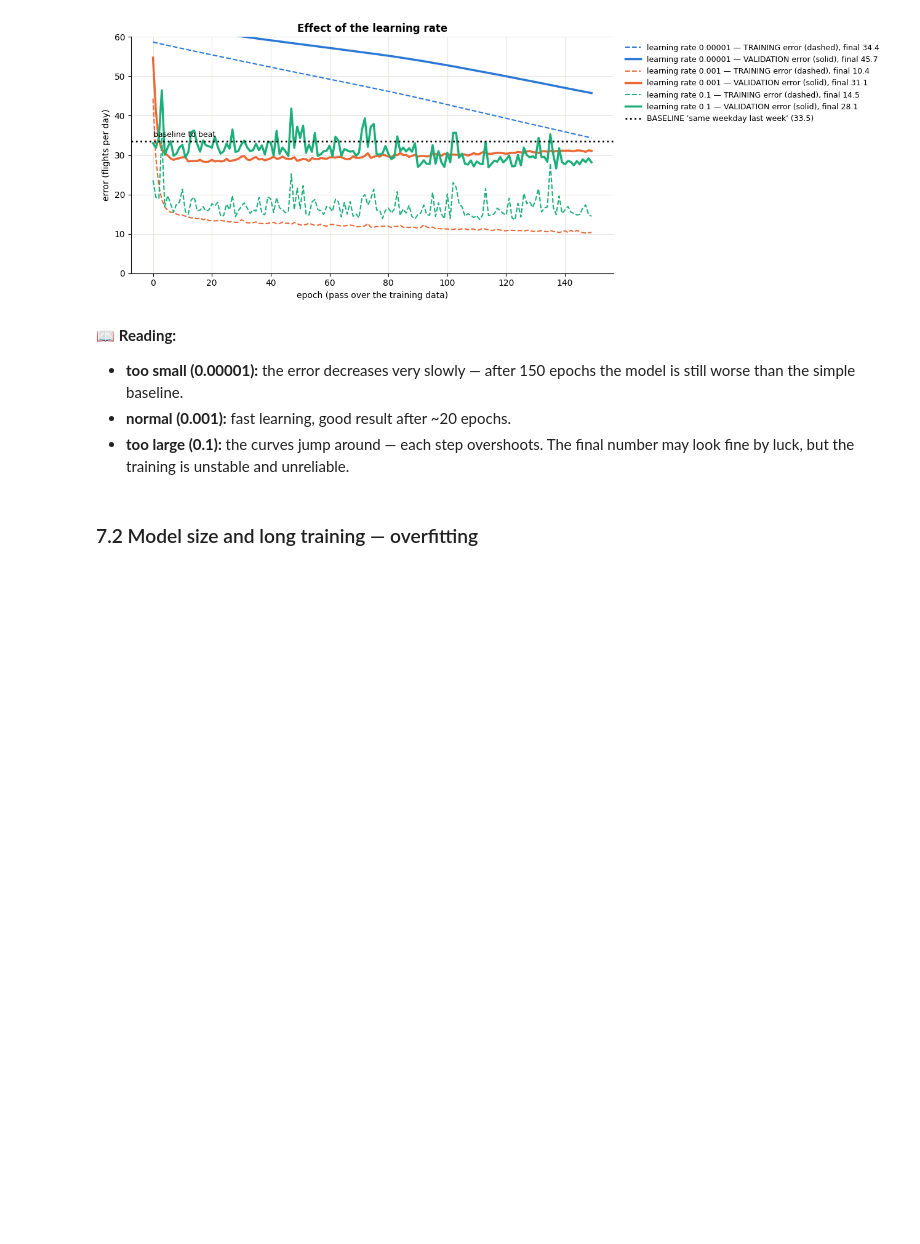
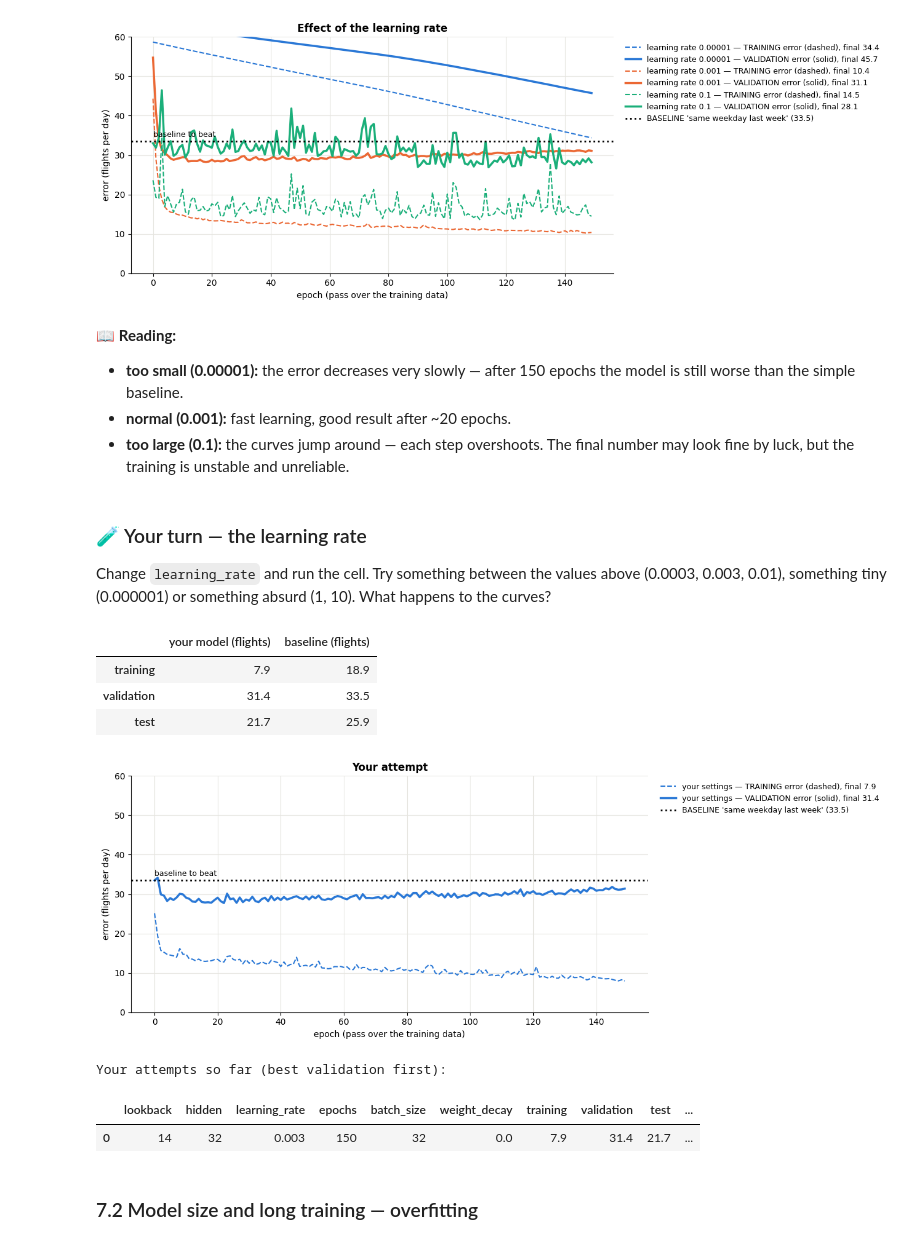
Before and after one commit to dblue-tech/ai-lab, a Jupyter notebook: lab1_airport_traffic/Lab1_airport_traffic.ipynb, the cells around one changed output. Drawn from its saved outputs; the diff is of its cells as text; code cells hidden in the pictures; blank space fills up the shorter version.

```diff
--- a/lab1_airport_traffic/Lab1_airport_traffic.ipynb
+++ b/lab1_airport_traffic/Lab1_airport_traffic.ipynb
@@ -819,6 +883,20 @@ plot_learning_curves(lr_results, lr_labels, "Effect of the learning rate")
 - **too small (0.00001):** the error decreases very slowly — after 150 epochs the model is still worse than the simple baseline.
 - **normal (0.001):** fast learning, good result after ~20 epochs.
 - **too large (0.1):** the curves jump around — each step overshoots. The final number may look fine by luck, but the training is unstable and unreliable.
+# %% [markdown]
+### 🧪 Your turn — the learning rate
+Change `learning_rate` and run the cell. Try something between the values above (0.0003, 0.003, 0.01), something tiny (0.000001) or something absurd (1, 10). What happens to the curves?
+# %%
+try_settings(learning_rate=0.003)                                # 🧪 change the number and run again
+# %% [output]
+|  | your model (flights) | baseline (flights) |
+| training | 7.9 | 18.9 |
+| validation | 31.4 | 33.5 |
+| test | 21.7 | 25.9 |
+[figure, added]
+Your attempts so far (best validation first):
+|  | lookback | hidden | learning_rate | epochs | batch_size | weight_decay | training | validation | test | ... |
+| 0 | 14 | 32 | 0.003 | 150 | 32 | 0.0 | 7.9 | 31.4 | 21.7 | ... |
 # %% [markdown]
 ### 7.2 Model size and long training — overfitting
 # %%
```
Also changed, not shown: parts of 12 cells of this notebook, 14 other files.
